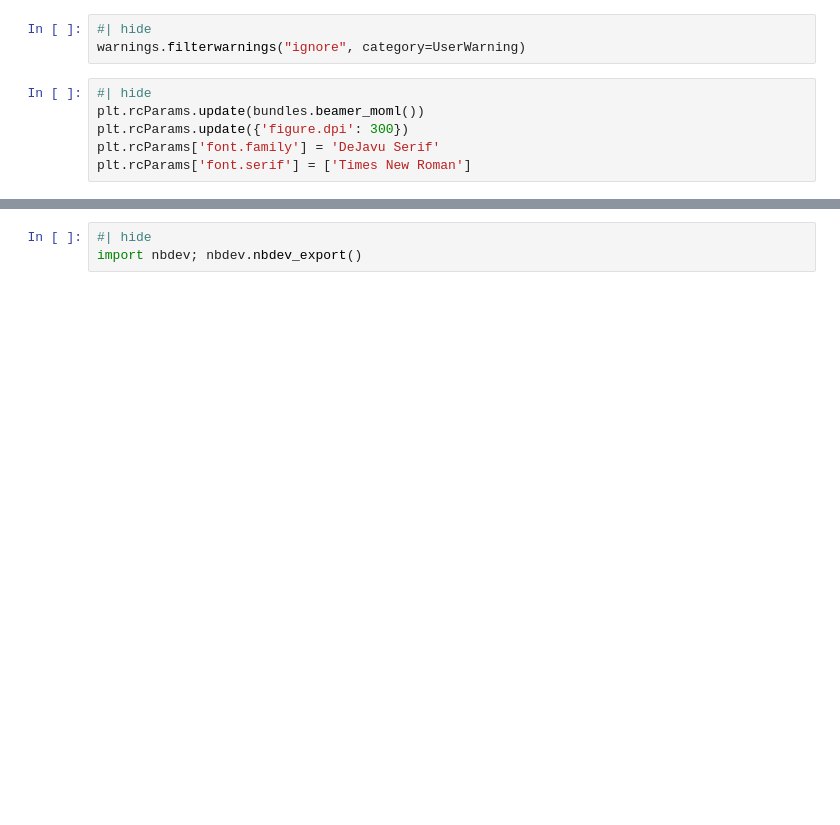
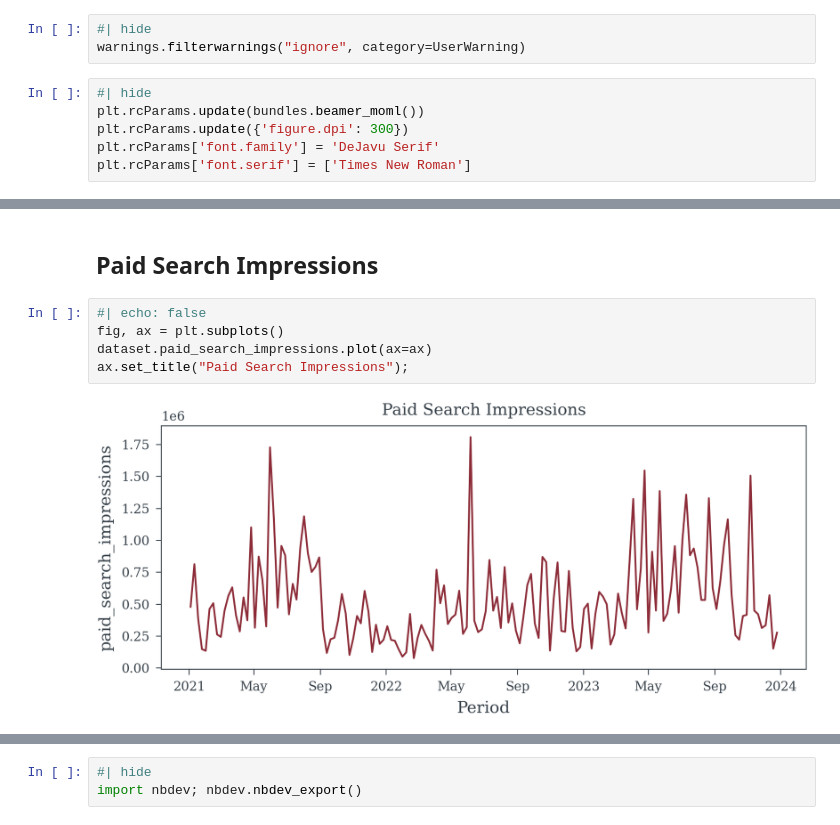
Before and after one commit to redam94/common_regression_issues, a Jupyter notebook: nbs/01_multicollinearity.ipynb, the cells around one changed output, grey strips where cells are left out. Cells and saved outputs as stored; diff of their text form; blank space fills up the shorter version.

```diff
--- a/nbs/01_multicollinearity.ipynb
+++ b/nbs/01_multicollinearity.ipynb
@@ -172,0 +439,9 @@ sample_random_data(156, random_seed=42).plot()
+# %% [markdown]
+## Paid Search Impressions
+# %%
+#| echo: false
+fig, ax = plt.subplots()
+dataset.paid_search_impressions.plot(ax=ax)
+ax.set_title("Paid Search Impressions");
+# %% [output]
+[figure, added]
```
Also changed, not shown: parts of 31 cells of this notebook, 1 other file.
